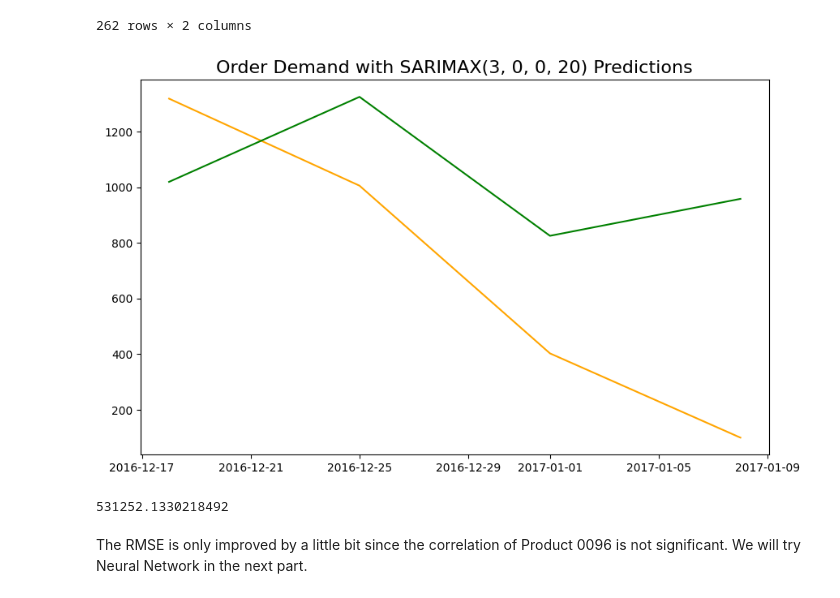
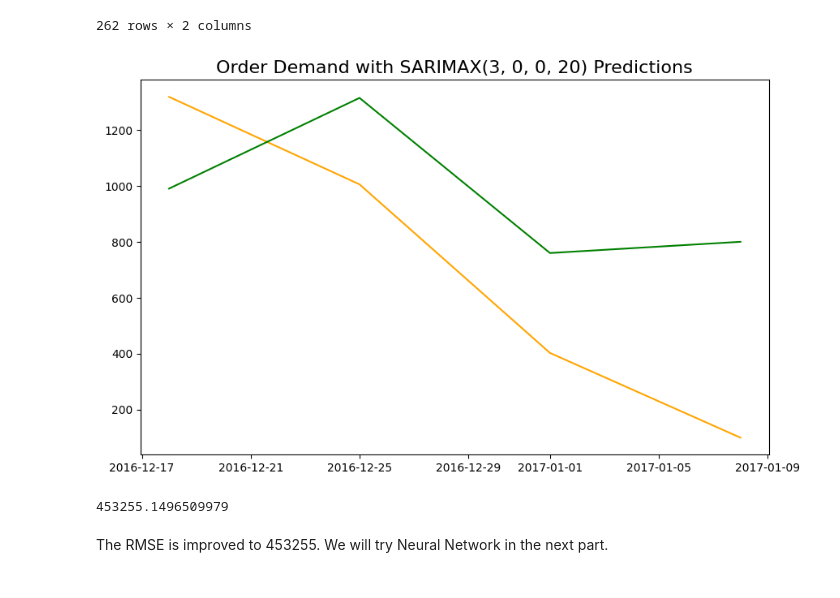
Before and after one commit to kyzeong/Demand-Prediction, a Jupyter notebook: Code/2. Baseline Model and SARIMAX.ipynb, the cells around one changed output. Saved outputs shown, nothing was run; the diff lists cells and outputs as text; code cells hidden in the pictures.

```diff
--- a/Code/2. Baseline Model and SARIMAX.ipynb
+++ b/Code/2. Baseline Model and SARIMAX.ipynb
@@ -453,34 +453,34 @@ prods
 # %%
 # Instantiate SARIMA model with exogenous feature.
 sarima = SARIMAX(endog = y_train,
                 order = (3, 0, 0),              # (p, d, q)
-                seasonal_order = (P, D, Q, 20), # (P, D, Q, S)
+                seasonal_order = (3, 0, 0, 20), # (P, D, Q, S)
                 exog = prods['dem_0096'].iloc[0:(prod_1359.shape[0]-4)])
 
 
 # Fit ARIMA model.
 model = sarima.fit()
 
 # Generate predictions based on test set.
 preds = model.predict(start=y_test.index[0], end = y_test.index[-1], exog = prods['dem_0096'].iloc[(prod_1359.shape[0]-4):])
 
 # Plot data.
 plt.figure(figsize=(10,6))
 
 # Plot testing data.
 plt.plot(y_test.index, pd.DataFrame(y_test), color = 'orange')
 
 # Plot predicted test values.
 plt.plot(y_test.index, preds, color = 'green')
 
 plt.title(label = 'Order Demand with SARIMAX(3, 0, 0, 20) Predictions', fontsize=16)
 plt.show();
 # %% [output]
-[figure, old version]
+[figure, new version]
 # %%
 rmse_sarimax = mean_squared_error(y_test, preds, squared=False)*1000
 rmse_sarimax
 # %% [output]
-531252.1330218492
+453255.1496509979
 # %% [markdown]
-The RMSE is only improved by a little bit since the correlation of Product 0096 is not significant. We will try Neural Network in the next part.
+The RMSE is improved to 453255. We will try Neural Network in the next part.
```
Also changed, not shown: 2 other files.
